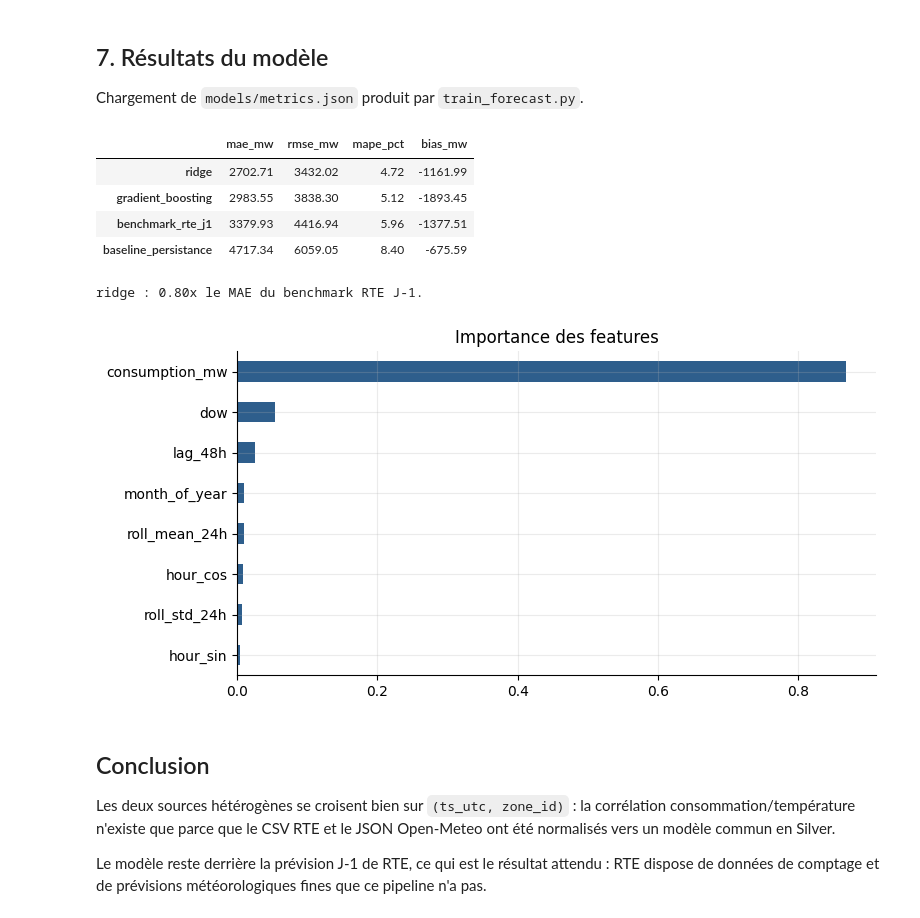
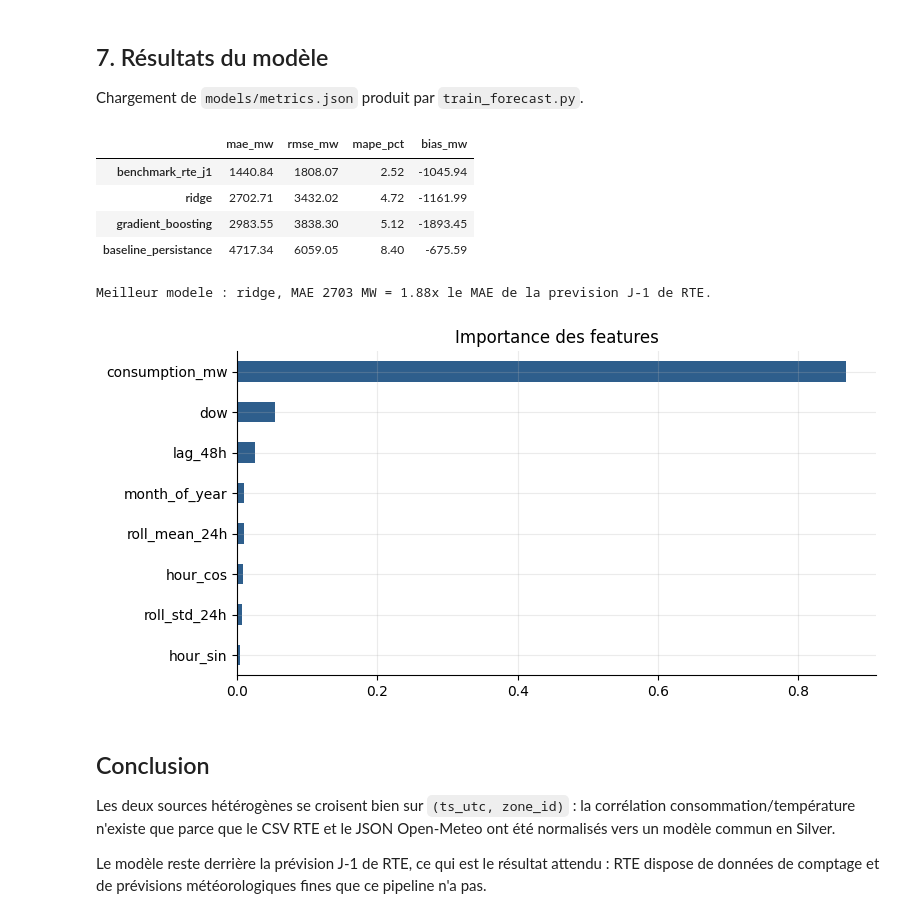
Before and after one commit to Cloxylol/datalake-energie-RTE, a Jupyter notebook: notebooks/insights.ipynb, the cells around one changed output. Cells and saved outputs as stored; diff of their text form; code cells hidden in the pictures.

Commit message:
Benchmark ML : comparer la prevision RTE J-1 de l'heure cible T+24, pas de T

```diff
--- a/notebooks/insights.ipynb
+++ b/notebooks/insights.ipynb
@@ -193,34 +193,35 @@ Chargement de `models/metrics.json` produit par `train_forecast.py`.
 # %%
 import json, pathlib
 
 p = next((pathlib.Path(c) for c in
           ["./models/metrics.json", "../models/metrics.json",
            "/opt/datalake/models/metrics.json"]
           if pathlib.Path(c).exists()), None)
 
 if p:
     m = json.loads(p.read_text())
     res = pd.DataFrame(m["results"]).T.sort_values("mae_mw")
     display(res.round(2))
-    if "benchmark_rte_j1" in res.index:
-        best = res.index[0]
+    modeles = [r for r in res.index if r in ("ridge", "gradient_boosting")]
+    if modeles and "benchmark_rte_j1" in res.index:
+        best = res.loc[modeles, "mae_mw"].idxmin()
         ratio = res.loc[best, "mae_mw"] / res.loc["benchmark_rte_j1", "mae_mw"]
-        print(f"\n{best} : {ratio:.2f}x le MAE du benchmark RTE J-1.")
-        # ratio < 1 = on passe devant RTE, attendu ici : consumption_mw (conso
-        # a T) est deja tres correlee a la conso H+24, or RTE prevoit en J-1
-        # sans cette information.
+        print(f"\nMeilleur modele : {best}, MAE {res.loc[best, 'mae_mw']:.0f} MW "
+              f"= {ratio:.2f}x le MAE de la prevision J-1 de RTE.")
+        # RTE reste devant : resultat attendu. RTE a des donnees de comptage
+        # temps reel et des previsions meteo fines que ce pipeline n'a pas.
     imp = pd.Series(m["importances"]).sort_values()
     imp.plot.barh(color=BLEU, figsize=(8, 4), title="Importance des features")
     plt.tight_layout(); plt.show()
 else:
     print("models/metrics.json introuvable — lancer d'abord src/ml/train_forecast.py")
 # %% [output]
 |  | mae_mw | rmse_mw | mape_pct | bias_mw |
+| benchmark_rte_j1 | 1440.84 | 1808.07 | 2.52 | -1045.94 |
 | ridge | 2702.71 | 3432.02 | 4.72 | -1161.99 |
 | gradient_boosting | 2983.55 | 3838.30 | 5.12 | -1893.45 |
-| benchmark_rte_j1 | 3379.93 | 4416.94 | 5.96 | -1377.51 |
 | baseline_persistance | 4717.34 | 6059.05 | 8.40 | -675.59 |
-ridge : 0.80x le MAE du benchmark RTE J-1.
+Meilleur modele : ridge, MAE 2703 MW = 1.88x le MAE de la prevision J-1 de RTE.
 [figure]
 # %% [markdown]
 ## Conclusion
```
Also changed, not shown: 2 other files.
